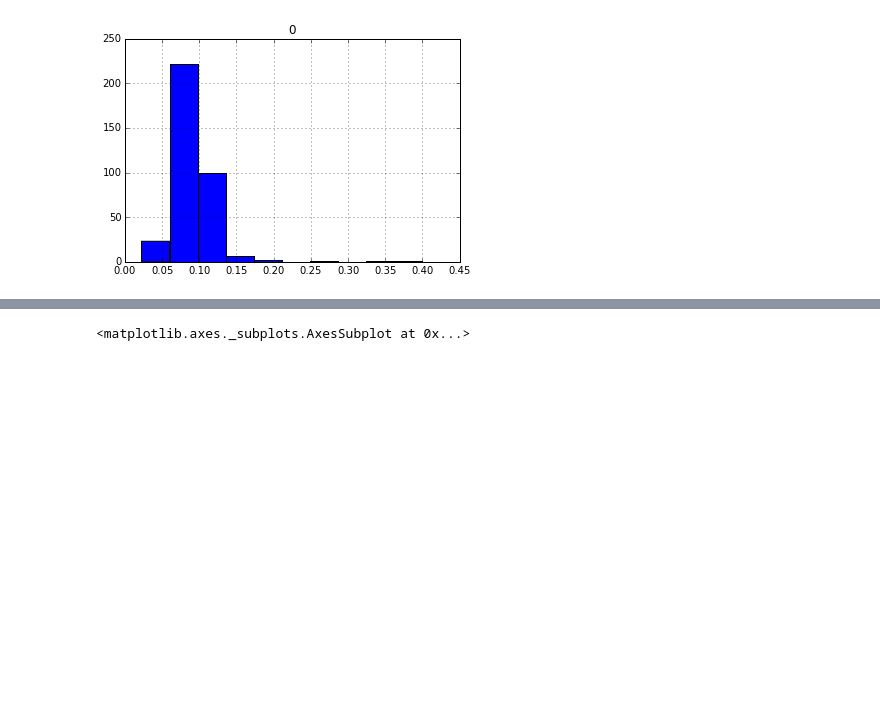
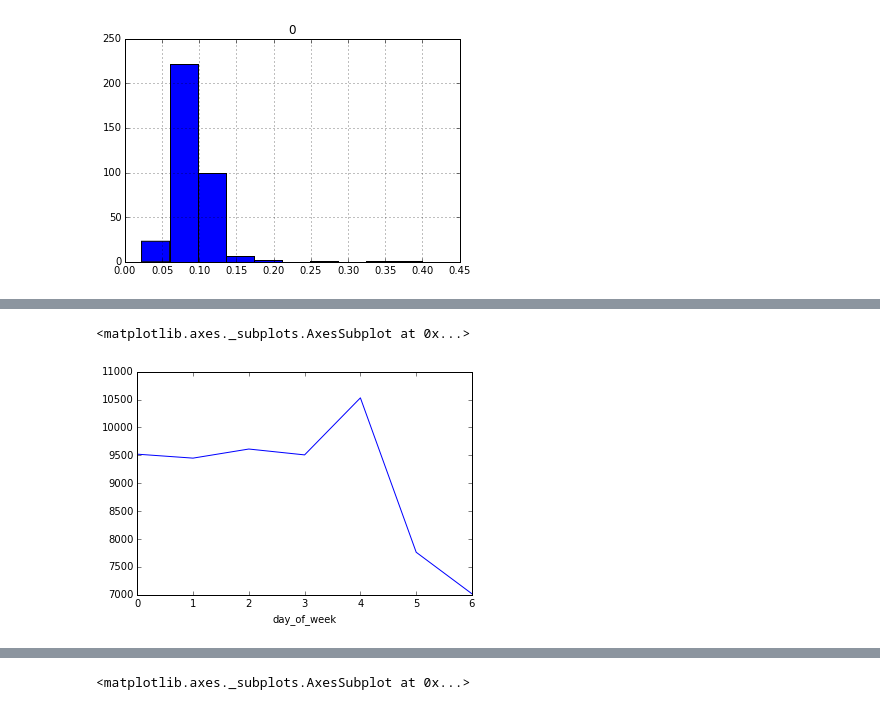
Before and after one commit to d43/oakland, a Jupyter notebook: Notes/Clustering.ipynb, the cells around one changed output, grey strips where cells are left out. Cells and saved outputs as stored; diff of their text form; code cells hidden in the pictures; blank space fills up the shorter version.

```diff
--- a/Notes/Clustering.ipynb
+++ b/Notes/Clustering.ipynb
@@ -129,0 +135,5 @@ array([[<matplotlib.axes._subplots.AxesSubplot object at 0x...>]], dtype=object)
+# %%
+cdf.groupby('day_of_week').nonviolent.sum().plot()
+# %% [output]
+<matplotlib.axes._subplots.AxesSubplot at 0x...>
+[figure, added]
```
Also changed, not shown: parts of 10 cells of this notebook, 2 other files.
